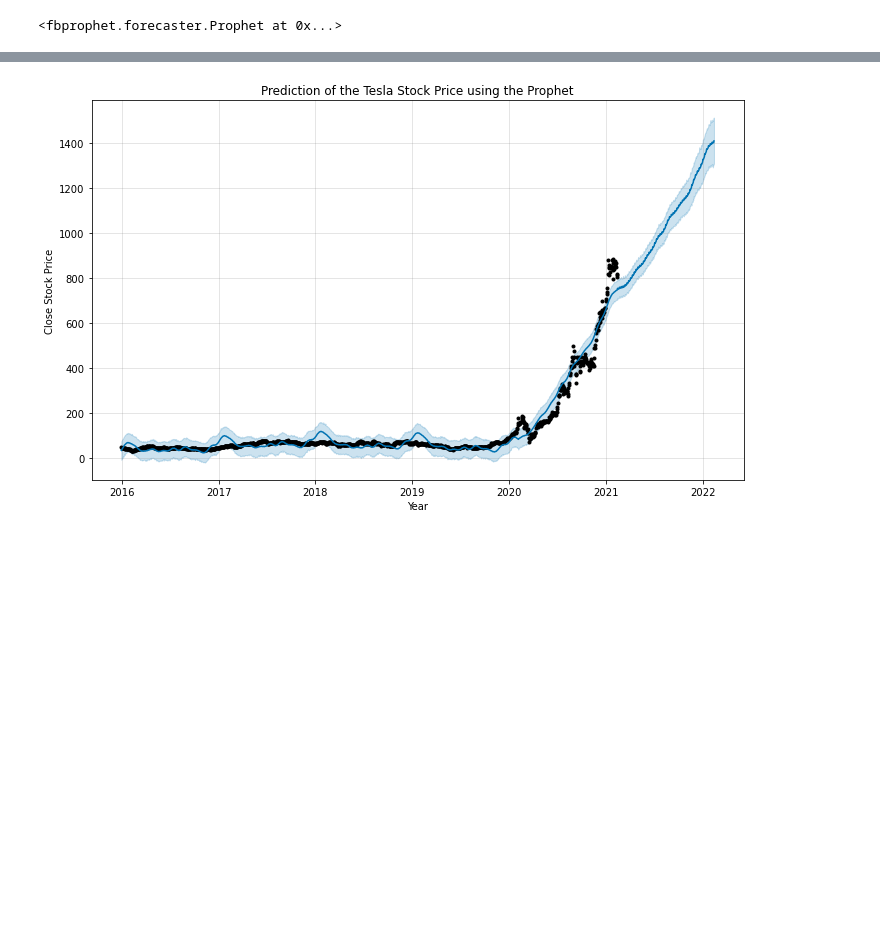
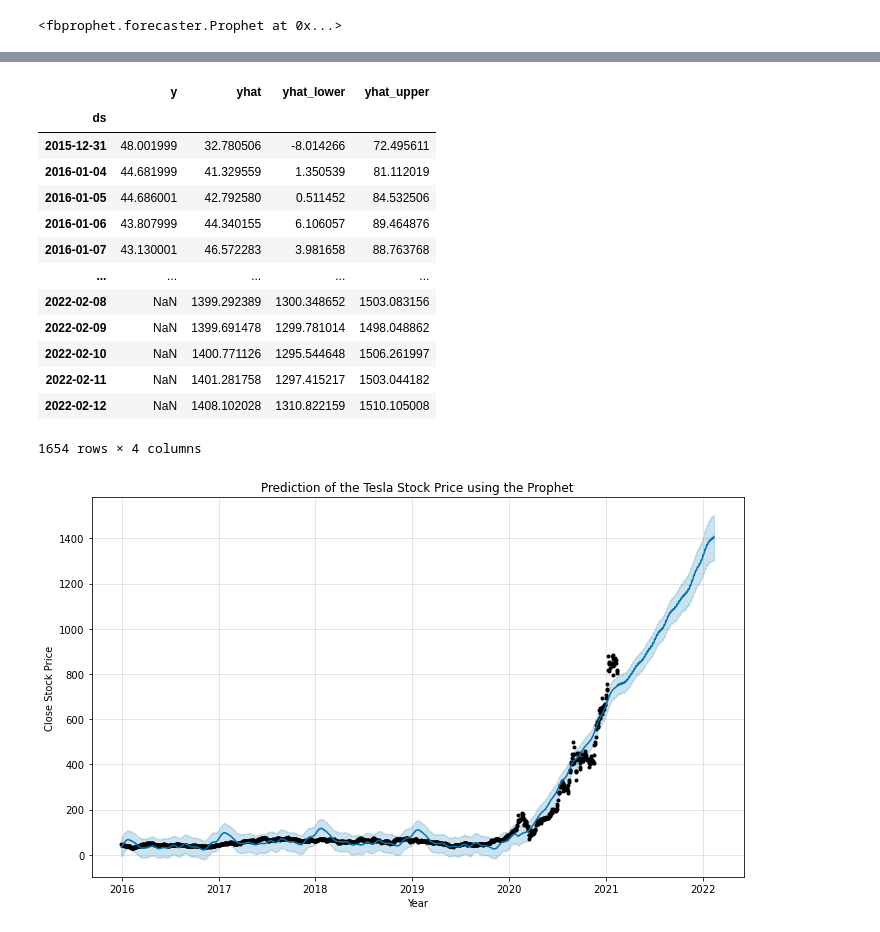
Before and after one commit to jeremychiaa/TSLA-stock-price-analysis-predictive-modelling, a Jupyter notebook: scripts/fbprophet_model.ipynb, the cells around one changed output, grey strips where cells are left out. Saved outputs shown, nothing was run; the diff lists cells and outputs as text; code cells hidden in the pictures; blank space fills up the shorter version.

```diff
--- a/scripts/fbprophet_model.ipynb
+++ b/scripts/fbprophet_model.ipynb
@@ -121,0 +158,27 @@ INFO:numexpr.utils:NumExpr defaulting to 4 threads.
+# %%
+# once get the forecasted data, we move again the date column to the index, both for the real and forecasted data
+tesla_df.set_index('ds', inplace=True)
+tesla_df.index = pd.to_datetime( tesla_df.index )
+
+forecast_data.set_index('ds', inplace=True)
+forecast_data.index = pd.to_datetime( forecast_data.index )
+# %%
+# joining values with the predicted ones from the model, including expected price, upper and lower bound
+viz_df = tesla_df.join(forecast_data[['yhat', 'yhat_lower','yhat_upper']], how = 'outer')
+# %%
+viz_df
+# %% [output]
+|  | y | yhat | yhat_lower | yhat_upper |
+| ds |  |  |  |  |
+| 2015-12-31 | 48.001999 | 32.780506 | -8.014266 | 72.495611 |
+| 2016-01-04 | 44.681999 | 41.329559 | 1.350539 | 81.112019 |
+| 2016-01-05 | 44.686001 | 42.792580 | 0.511452 | 84.532506 |
+| 2016-01-06 | 43.807999 | 44.340155 | 6.106057 | 89.464876 |
+| 2016-01-07 | 43.130001 | 46.572283 | 3.981658 | 88.763768 |
+| ... | ... | ... | ... | ... |
+| 2022-02-08 | NaN | 1399.292389 | 1300.348652 | 1503.083156 |
+| 2022-02-09 | NaN | 1399.691478 | 1299.781014 | 1498.048862 |
+| 2022-02-10 | NaN | 1400.771126 | 1295.544648 | 1506.261997 |
+| 2022-02-11 | NaN | 1401.281758 | 1297.415217 | 1503.044182 |
+| 2022-02-12 | NaN | 1408.102028 | 1310.822159 | 1510.105008 |
+1654 rows × 4 columns
```
Also changed, not shown: parts of 11 cells of this notebook, 1 other file.
